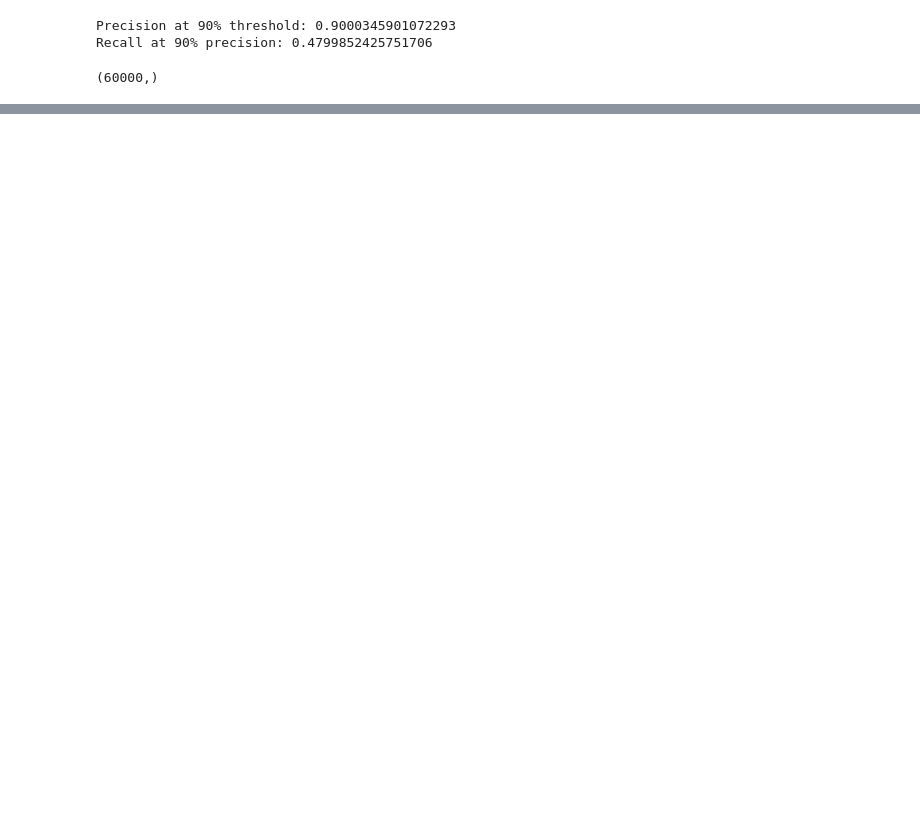
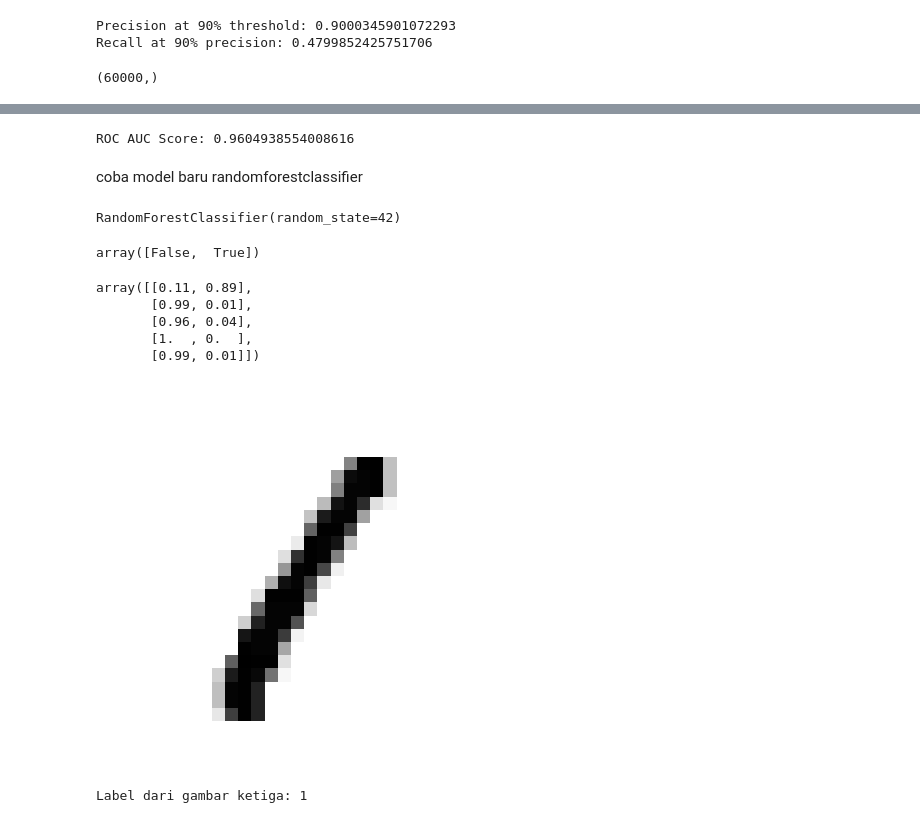
Before and after one commit to setyawanandrew74-pixel/MNIST_MODEL_2, a Jupyter notebook: notebooks/Explore_dataset_mnist.ipynb, the cells around one changed output, grey strips where cells are left out. Cells and saved outputs as stored; diff of their text form; code cells hidden in the pictures; blank space fills up the shorter version.

```diff
--- a/notebooks/Explore_dataset_mnist.ipynb
+++ b/notebooks/Explore_dataset_mnist.ipynb
@@ -473,0 +568,17 @@ y_train_pred_90.shape
+# %%
+
+from sklearn.metrics import roc_auc_score #import roc_auc_score dari sklearn.metrics
+
+roc_auc = roc_auc_score(y_train_5, y_scores) #hitung AUC dari ROC curve
+print(f"ROC AUC Score: {roc_auc}")
+# %% [output]
+ROC AUC Score: 0.9604938554008616
+# %% [markdown]
+coba model baru randomforestclassifier
+# %%
+from sklearn.ensemble import RandomForestClassifier #import RandomForestClassifier dari sklearn.ensemble
+
+forest_clf = RandomForestClassifier(random_state=42) #buat instance dari RandomForestClassifier
+forest_clf.fit(X_train, y_train_5) #latih model dengan data latih dan label baru
+# %% [output]
+RandomForestClassifier(random_state=42)
@@ -473,0 +592,21 @@ y_train_pred_90.shape
+# %%
+#lihat class dari model RandomForestClassifier, true artinya 5 dan false artinya bukan 5
+forest_clf.classes_
+# %% [output]
+array([False,  True])
+# %%
+#lihat 5 prediksi probabilitas pertama dari model RandomForestClassifier
+y_probas_forest[:5]
+# %% [output]
+array([[0.11, 0.89],
+       [0.99, 0.01],
+       [0.96, 0.04],
+       [1.  , 0.  ],
+       [0.99, 0.01]])
+# %%
+plot_digit(X_train[3]) #tampilkan gambar ketiga dari dataset MNIST
+plt.show() #tampilkan gambar
+print("Label dari gambar ketiga:", y_train[3]) #cek label dari gambar ketiga
+# %% [output]
+[figure, added]
+Label dari gambar ketiga: 1
```
Also changed, not shown: parts of 20 cells of this notebook.
